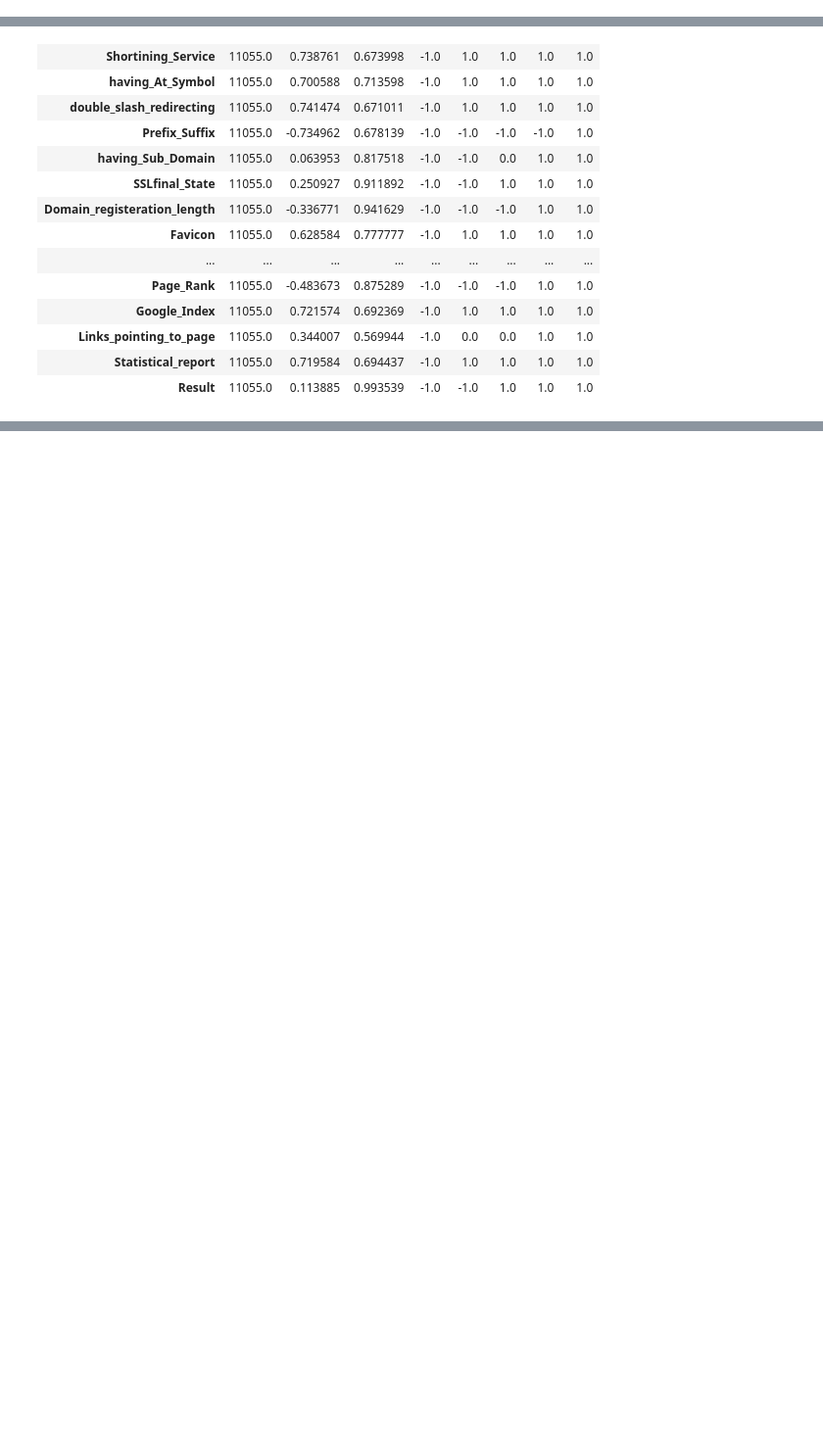
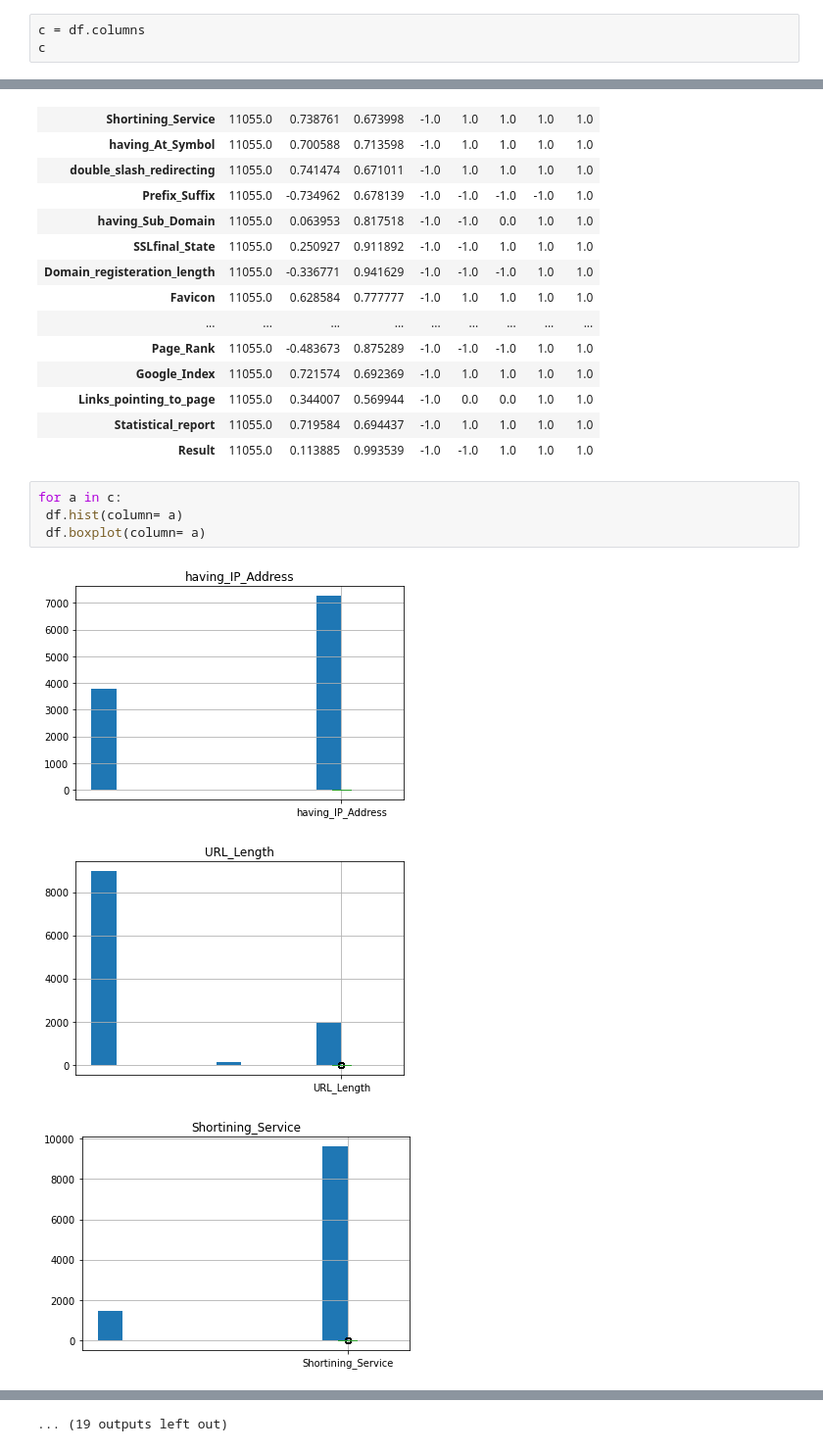
Before and after one commit to aradhyagnov/phishing, a Jupyter notebook: Phishing_file_summary.ipynb, the cells around one changed output, grey strips where cells are left out. Shown at 98% size. Drawn from its saved outputs; the diff is of its cells as text; blank space fills up the shorter version.

```diff
--- a/Phishing_file_summary.ipynb
+++ b/Phishing_file_summary.ipynb
@@ -28,0 +17,3 @@ Index(['having_IP_Address', 'URL_Length', 'Shortining_Service',
+# %%
+c = df.columns
+c
@@ -95,3 +97,11 @@ df.describe().T
 | Links_pointing_to_page | 11055.0 | 0.344007 | 0.569944 | -1.0 | 0.0 | 0.0 | 1.0 | 1.0 |
 | Statistical_report | 11055.0 | 0.719584 | 0.694437 | -1.0 | 1.0 | 1.0 | 1.0 | 1.0 |
 | Result | 11055.0 | 0.113885 | 0.993539 | -1.0 | -1.0 | 1.0 | 1.0 | 1.0 |
+# %%
+for a in c:
+ df.hist(column= a)
+ df.boxplot(column= a)
+# %% [output]
+[figure, added]
+[figure, added]
+[figure, added]
@@ -97,0 +117 @@ df.describe().T
+... (19 outputs left out)
```
Also changed, not shown: parts of 8 cells of this notebook.
